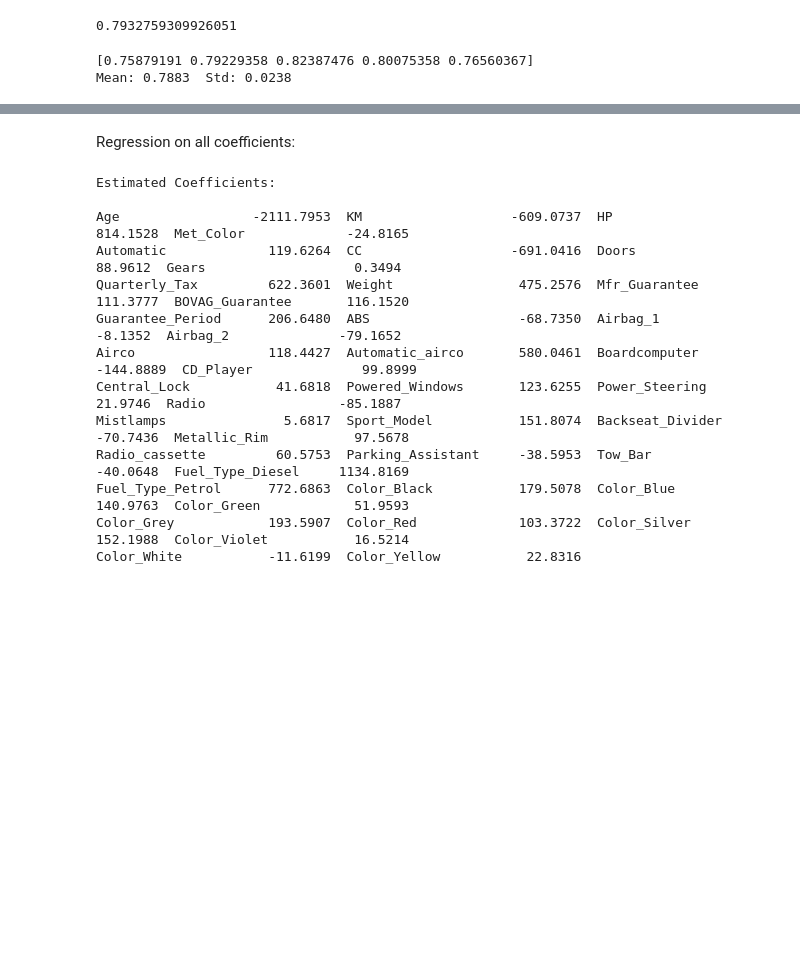
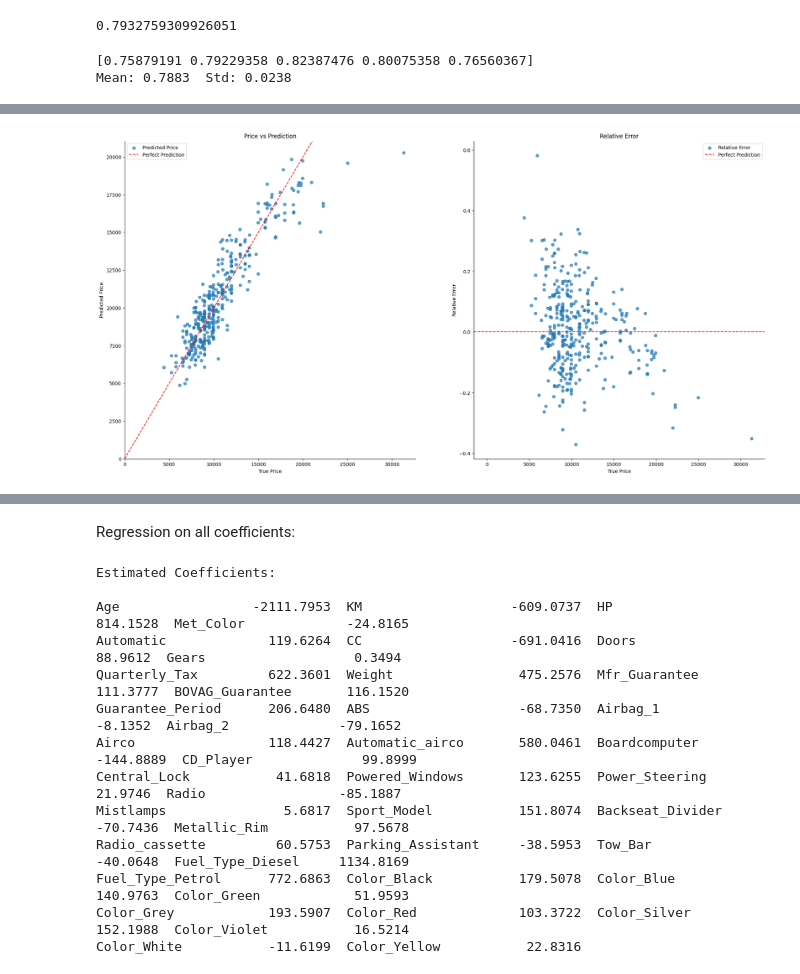
Before and after one commit to JRvArk/DAML_tutorials, a Jupyter notebook: Tutorial 2/2.1.ipynb, the cells around one changed output, grey strips where cells are left out. Drawn from its saved outputs; the diff is of its cells as text; code cells hidden in the pictures; blank space fills up the shorter version.

```diff
--- a/Tutorial 2/2.1.ipynb
+++ b/Tutorial 2/2.1.ipynb
@@ -104,0 +148,7 @@ plt.plot();
+# %%
+X_test = pd.concat([df_test[['Age', 'ABS', 'KM', 'Doors']], df_test.filter(like='Color_')], axis=1)
+y_test = df_test['Price']
+
+r2_scores = cross_val_score(m2, X_test, y_test, cv=5, scoring='r2')
+print(r2_scores)
+print(f"Mean: {r2_scores.mean():.4f}  Std: {r2_scores.std():.4f}")
@@ -104,0 +194,26 @@ plt.plot();
+# %%
+pred = m2.predict(X_test)
+
+fig, axes = plt.subplots(1, 2, figsize=(24, 12))
+
+axes[0].scatter(y_test, pred, label='Predicted Price', alpha=0.7)
+axes[0].set_title("Price vs Prediction")
+axes[0].spines['top'].set_visible(False)
+axes[0].spines['right'].set_visible(False)
+axes[0].set_xlim(0)
+axes[0].set_ylim(0)
+axes[0].axline([0, 0], [1, 1], color='red', linestyle='--', label='Perfect Prediction')
+axes[0].set_ylabel("Predicted Price")
+axes[0].set_xlabel("True Price")
+axes[0].legend()
+axes[1].scatter(y_test, pred/y_test - 1, label='Relative Error', alpha=0.7)
+axes[1].set_title("Relative Error")
+axes[1].spines['top'].set_visible(False)
+axes[1].spines['right'].set_visible(False)
+axes[1].axline([0, 0], [1, 0], color='red', linestyle='--', label='Perfect Prediction')
+axes[1].set_ylabel("Relative Error")
+axes[1].set_xlabel("True Price")
+axes[1].legend()
+plt.plot();
+# %% [output]
+[figure, added]
```
Also changed, not shown: parts of 13 cells of this notebook, 5 other files.
